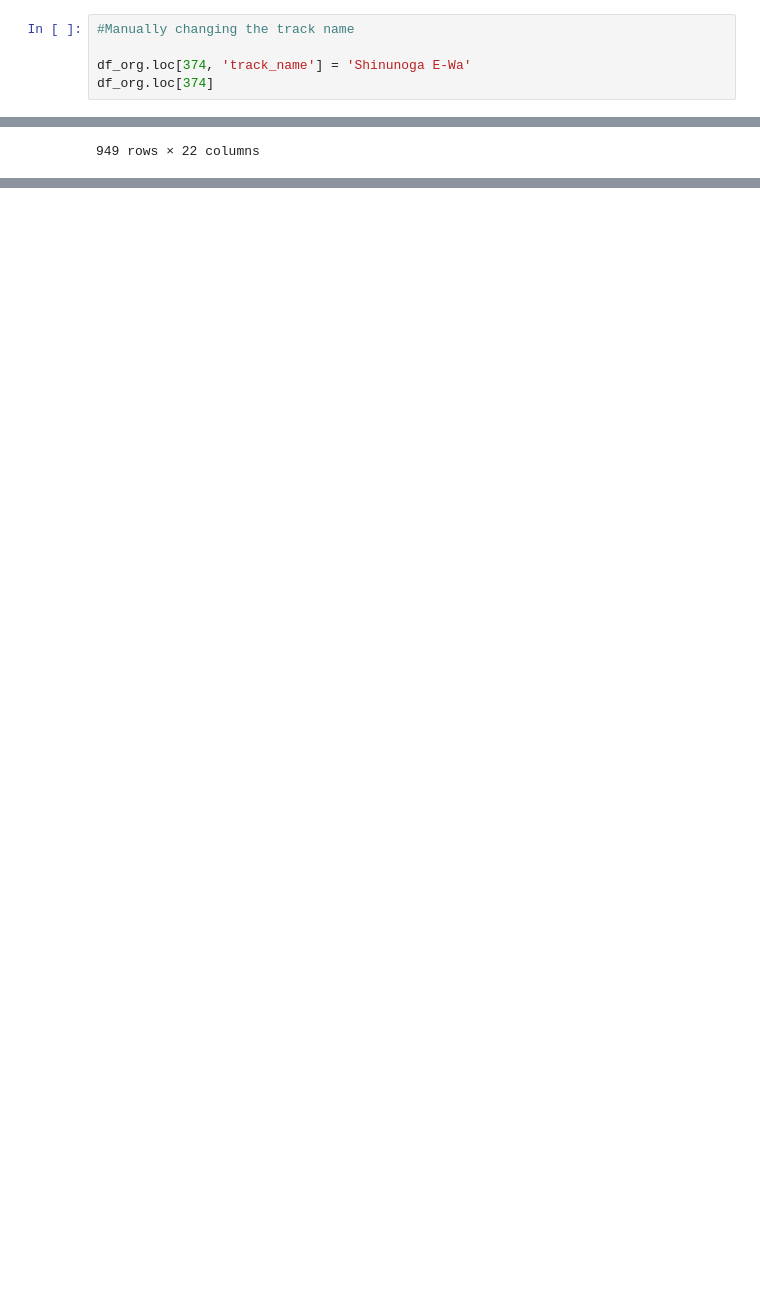
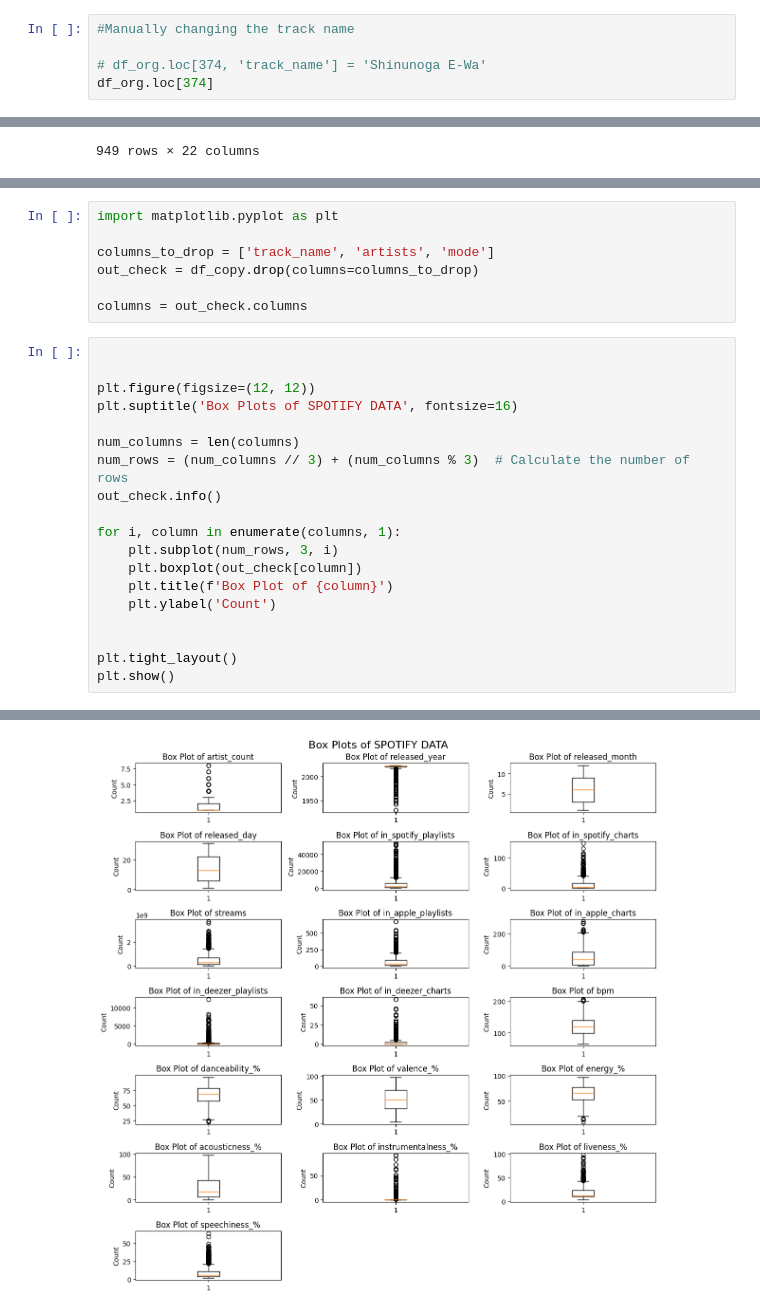
Before and after one commit to i-ap5/FamBus, a Jupyter notebook: famBus.ipynb, the cells around one changed output, grey strips where cells are left out. Saved outputs shown, nothing was run; the diff lists cells and outputs as text; blank space fills up the shorter version.

```diff
--- a/famBus.ipynb
+++ b/famBus.ipynb
@@ -251,6 +272,6 @@ Rows with NULL or empty track_name:
 # %%
 #Manually changing the track name
 
-df_org.loc[374, 'track_name'] = 'Shinunoga E-Wa'
+# df_org.loc[374, 'track_name'] = 'Shinunoga E-Wa'
 df_org.loc[374]
 # %% [output]
@@ -498,0 +486,27 @@ memory usage: 148.3 KB
+# %%
+import matplotlib.pyplot as plt
+
+columns_to_drop = ['track_name', 'artists', 'mode']
+out_check = df_copy.drop(columns=columns_to_drop)
+
+columns = out_check.columns
+# %%
+
+
+plt.figure(figsize=(12, 12))
+plt.suptitle('Box Plots of SPOTIFY DATA', fontsize=16)
+
+num_columns = len(columns)
+num_rows = (num_columns // 3) + (num_columns % 3)  # Calculate the number of rows
+out_check.info()
+
+for i, column in enumerate(columns, 1):
+    plt.subplot(num_rows, 3, i)
+    plt.boxplot(out_check[column])
+    plt.title(f'Box Plot of {column}')
+    plt.ylabel('Count')
+
+
+plt.tight_layout()
+plt.show()
+# %% [output]
@@ -498,0 +530 @@ memory usage: 148.3 KB
+[figure, added]
```
Also changed, not shown: parts of 13 cells of this notebook, 1 other file.
